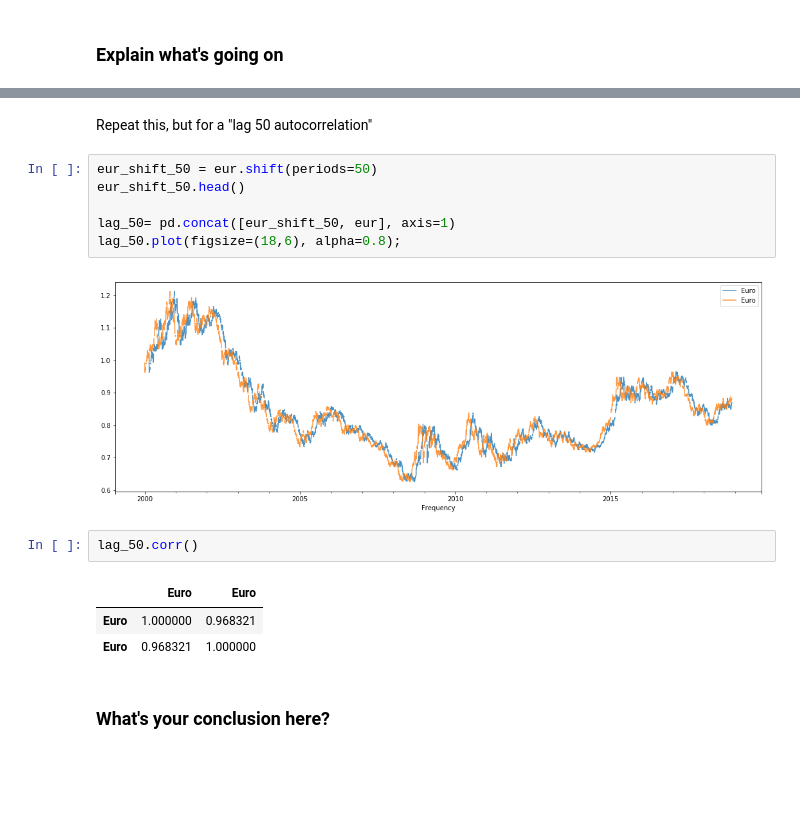
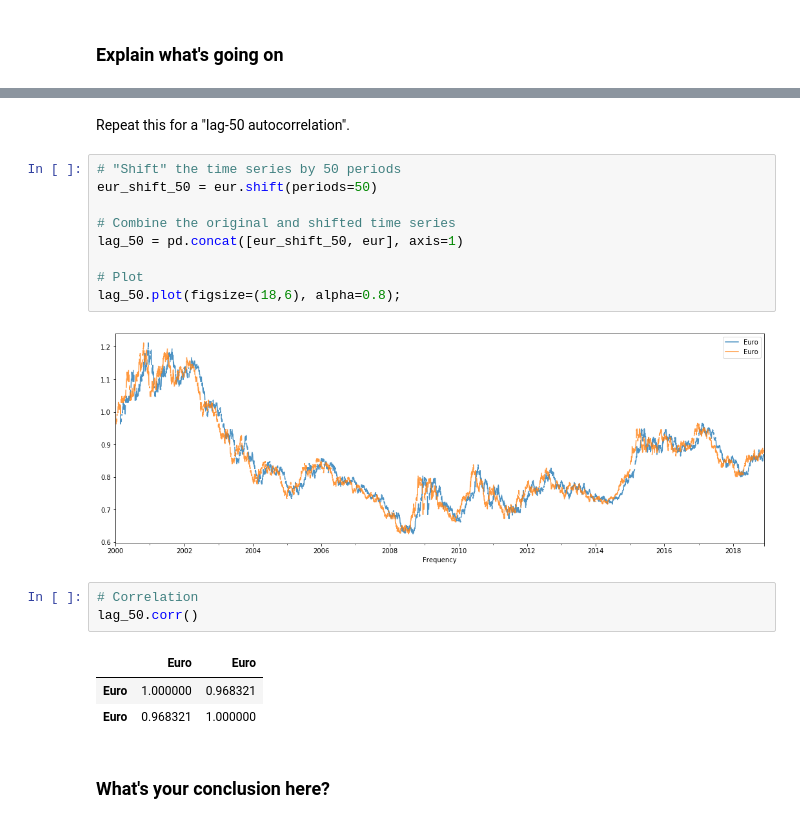
Before and after one commit to learn-co-curriculum/dsc-corr-autocorr-in-time-series-lab, a Jupyter notebook: index.ipynb, the cells around one changed output, grey strips where cells are left out. Drawn from its saved outputs; the diff is of its cells as text; blank space fills up the shorter version.

```diff
--- a/index.ipynb
+++ b/index.ipynb
@@ -97,19 +125,23 @@ lag_1.corr()
 # %% [markdown]
-Repeat this, but for a "lag 50 autocorrelation"
+Repeat this for a "lag-50 autocorrelation".
 # %%
+# "Shift" the time series by 50 periods
 eur_shift_50 = eur.shift(periods=50)
-eur_shift_50.head()
 
-lag_50= pd.concat([eur_shift_50, eur], axis=1)
+# Combine the original and shifted time series
+lag_50 = pd.concat([eur_shift_50, eur], axis=1)
+
+# Plot
 lag_50.plot(figsize=(18,6), alpha=0.8);
 # %% [output]
-[figure, old version]
+[figure, new version]
-# %%
-lag_50.corr()
-# %% [output]
-|  | Euro | Euro |
-| Euro | 1.000000 | 0.968321 |
-| Euro | 0.968321 | 1.000000 |
+# %%
+# Correlation
+lag_50.corr()
+# %% [output]
+|  | Euro | Euro |
+| Euro | 1.000000 | 0.968321 |
+| Euro | 0.968321 | 1.000000 |
 # %% [markdown]
 ### What's your conclusion here?
 # %%
```
Also changed, not shown: parts of 43 cells of this notebook, 28 other files.
